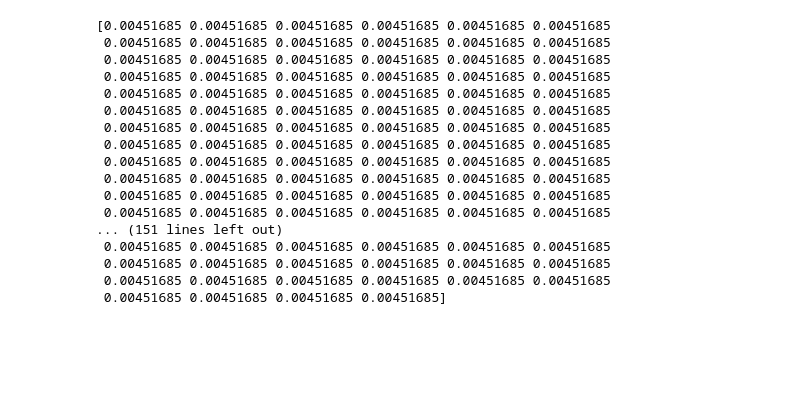
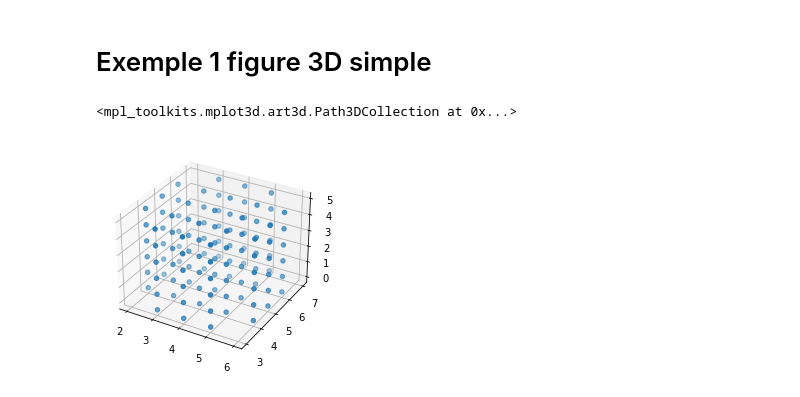
Before and after one commit to ThoLes94/ConvolutionWasserstein, a Jupyter notebook: convolution.ipynb, the cells around one changed output. Saved outputs shown, nothing was run; the diff lists cells and outputs as text; code cells hidden in the pictures; blank space fills up the shorter version.

```diff
--- a/convolution.ipynb
+++ b/convolution.ipynb
@@ -97,6 +98,8 @@ def Wasserstein_propagation(V, E, V0, mu_V0, Ht, a, alpha, N = 200):
 
 
     return mu
+# %% [markdown]
+# Exemple 1 figure 3D simple
 # %%
 class point:
     def __init__(self, x, y, z, w):
@@ -116,39 +119,50 @@ for i in range(10):
 
 mesh2 = np.zeros(1000, point)
 alpha2 = np.zeros(1000)
-r = 5
+r = 2.5
 
+
+### Sphere
 for i in range(10):
     for j in range(10):
         for k in range(10):
-            if np.linalg.norm([i - 5, j - 5.,k - 5.]) < r :
+            if np.linalg.norm([i - 4 , j - 5,k-6]) < r :
                 mesh2[i*100+j*10+k] = point(i,j,k,1)
                 alpha2[i*100+j*10+k] = 1
             else :
                 mesh2[i*100+j*10+k] = point(i,j,k,0)
-                alpha2[i*100+j*10+k] = 0.1
+                alpha2[i*100+j*10+k] = 0.
+
+### Cylindre
+for i in range(10):
+    for j in range(10):
+        for k in range(10):
+            if np.linalg.norm([i - 4 , j - 5]) < r and k < 6 :
+                mesh2[i*100+j*10+k] = point(i,j,k,1)
+                alpha2[i*100+j*10+k] = 1
+            else :
+                mesh2[i*100+j*10+k] = point(i,j,k,0)
+                alpha2[i*100+j*10+k] = 0.
 
 alpha1 = alpha1/np.linalg.norm(alpha1)
 alpha2 = alpha2/np.linalg.norm(alpha2)
-print(alpha2)
+# print(alpha2)
-# %% [output]
-[0.00451685 0.00451685 0.00451685 0.00451685 0.00451685 0.00451685
- 0.00451685 0.00451685 0.00451685 0.00451685 0.00451685 0.00451685
- 0.00451685 0.00451685 0.00451685 0.00451685 0.00451685 0.00451685
- 0.00451685 0.00451685 0.00451685 0.00451685 0.00451685 0.00451685
- 0.00451685 0.00451685 0.00451685 0.00451685 0.00451685 0.00451685
- 0.00451685 0.00451685 0.00451685 0.00451685 0.00451685 0.00451685
- 0.00451685 0.00451685 0.00451685 0.00451685 0.00451685 0.00451685
- 0.00451685 0.00451685 0.00451685 0.00451685 0.00451685 0.00451685
- 0.00451685 0.00451685 0.00451685 0.00451685 0.00451685 0.00451685
- 0.00451685 0.00451685 0.00451685 0.00451685 0.00451685 0.00451685
- 0.00451685 0.00451685 0.00451685 0.00451685 0.00451685 0.00451685
- 0.00451685 0.00451685 0.00451685 0.00451685 0.00451685 0.00451685
-... (151 lines left out)
- 0.00451685 0.00451685 0.00451685 0.00451685 0.00451685 0.00451685
- 0.00451685 0.00451685 0.00451685 0.00451685 0.00451685 0.00451685
- 0.00451685 0.00451685 0.00451685 0.00451685 0.00451685 0.00451685
- 0.00451685 0.00451685 0.00451685 0.00451685]
+# %%
+ax = plt.axes(projection='3d')
+
+x = []
+y = []
+z = []
+for k in mesh2:
+    if k.weight == 1 :
+        x.append(k.x)
+        y.append(k.y)
+        z.append(k.z)
+
+ax.scatter3D(x, y, z, '.')
+# %% [output]
+<mpl_toolkits.mplot3d.art3d.Path3DCollection at 0x...>
+[figure, added]
 # %%
 def kernel(n1, n2, gamma):
     a = np.zeros((n1, n2))
```
Also changed, not shown: parts of 22 cells of this notebook.
